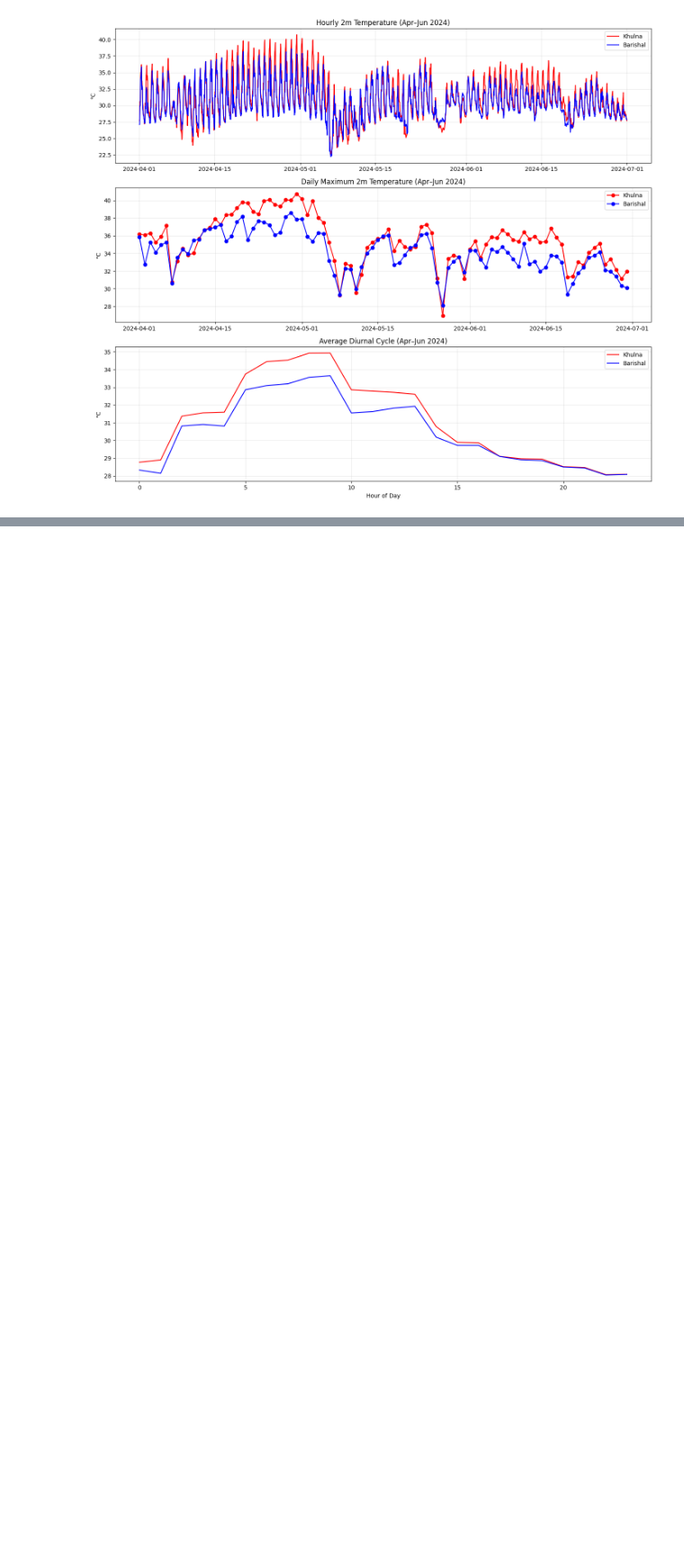
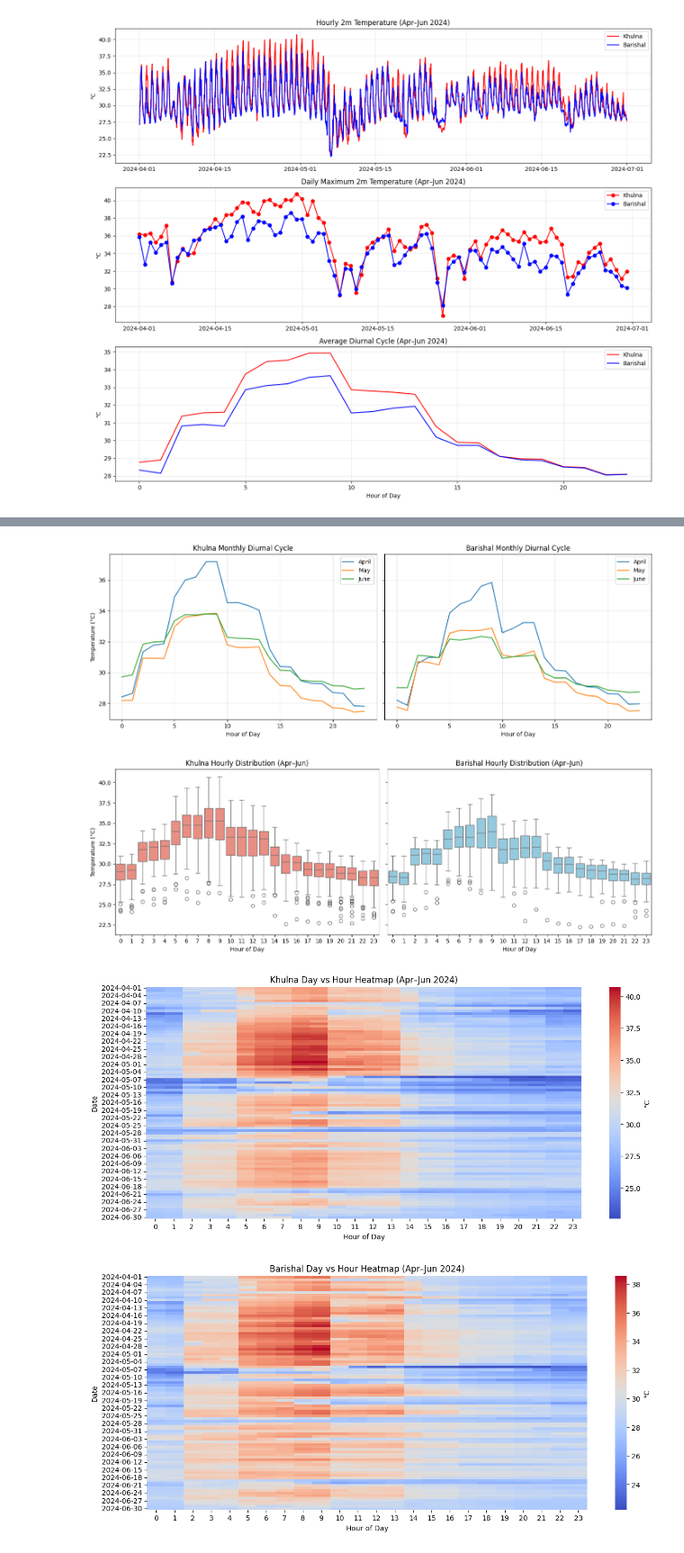
Before and after one commit to alizasultanaesd-png/skill-morph-work, a Jupyter notebook: Hourly_data_analysis.ipynb, the cells around one changed output, grey strips where cells are left out. Shown at 90% size. Drawn from its saved outputs; the diff is of its cells as text; code cells hidden in the pictures; blank space fills up the shorter version.

```diff
--- a/Hourly_data_analysis.ipynb
+++ b/Hourly_data_analysis.ipynb
@@ -297,0 +350,77 @@ plt.show()
+# %%
+import xarray as xr
+import matplotlib.pyplot as plt
+import seaborn as sns
+import pandas as pd
+
+# ধরে নিচ্ছি ds, time_coord, khulna_3m, barishal_3m আগেই তৈরি আছে
+
+# Convert to pandas DataFrame
+df_khulna = khulna_3m.to_dataframe().reset_index()
+df_barishal = barishal_3m.to_dataframe().reset_index()
+
+# Force numeric conversion
+df_khulna['t2m'] = pd.to_numeric(df_khulna['t2m'], errors='coerce')
+df_barishal['t2m'] = pd.to_numeric(df_barishal['t2m'], errors='coerce')
+
+# Add month, hour, day columns
+df_khulna['month'] = df_khulna[time_coord].dt.month
+df_khulna['hour'] = df_khulna[time_coord].dt.hour
+df_khulna['day'] = df_khulna[time_coord].dt.date
+
+df_barishal['month'] = df_barishal[time_coord].dt.month
+df_barishal['hour'] = df_barishal[time_coord].dt.hour
+df_barishal['day'] = df_barishal[time_coord].dt.date
+
+# --- 1. Monthly diurnal cycle ---
+fig, ax = plt.subplots(1,2, figsize=(14,5), sharey=True)
+
+for m, label in zip([4,5,6], ['April','May','June']):
+    avg = df_khulna[df_khulna['month']==m].groupby('hour')['t2m'].mean()
+    ax[0].plot(avg.index, avg.values, label=label)
+ax[0].set_title("Khulna Monthly Diurnal Cycle")
+ax[0].set_xlabel("Hour of Day"); ax[0].set_ylabel("Temperature (°C)")
+ax[0].legend(); ax[0].grid(True, alpha=0.3)
+
+for m, label in zip([4,5,6], ['April','May','June']):
+    avg = df_barishal[df_barishal['month']==m].groupby('hour')['t2m'].mean()
+    ax[1].plot(avg.index, avg.values, label=label)
+ax[1].set_title("Barishal Monthly Diurnal Cycle")
+ax[1].set_xlabel("Hour of Day")
+ax[1].legend(); ax[1].grid(True, alpha=0.3)
+
+plt.tight_layout()
+plt.show()
+
+# --- 2. Boxplot by hour ---
+fig, ax = plt.subplots(1,2, figsize=(14,5), sharey=True)
+sns.boxplot(x="hour", y="t2m", data=df_khulna, ax=ax[0], color="salmon")
+ax[0].set_title("Khulna Hourly Distribution (Apr–Jun)")
+ax[0].set_xlabel("Hour of Day"); ax[0].set_ylabel("Temperature (°C)")
+
+sns.boxplot(x="hour", y="t2m", data=df_barishal, ax=ax[1], color="skyblue")
+ax[1].set_title("Barishal Hourly Distribution (Apr–Jun)")
+ax[1].set_xlabel("Hour of Day")
+
+plt.tight_layout()
+plt.show()
+
+# --- 3. Heatmap (Day vs Hour) ---
+pivot_khulna = df_khulna.pivot_table(index='day', columns='hour', values='t2m')
+plt.figure(figsize=(14,6))
+sns.heatmap(pivot_khulna, cmap="coolwarm", cbar_kws={'label':'°C'})
+plt.title("Khulna Day vs Hour Heatmap (Apr–Jun 2024)")
+plt.xlabel("Hour of Day"); plt.ylabel("Date")
+plt.show()
+
+pivot_barishal = df_barishal.pivot_table(index='day', columns='hour', values='t2m')
+plt.figure(figsize=(14,6))
+sns.heatmap(pivot_barishal, cmap="coolwarm", cbar_kws={'label':'°C'})
+plt.title("Barishal Day vs Hour Heatmap (Apr–Jun 2024)")
+plt.xlabel("Hour of Day"); plt.ylabel("Date")
+plt.show()
+# %% [output]
+[figure, added]
+[figure, added]
+[figure, added]
+[figure, added]
```
Also changed, not shown: parts of 4 cells of this notebook.
